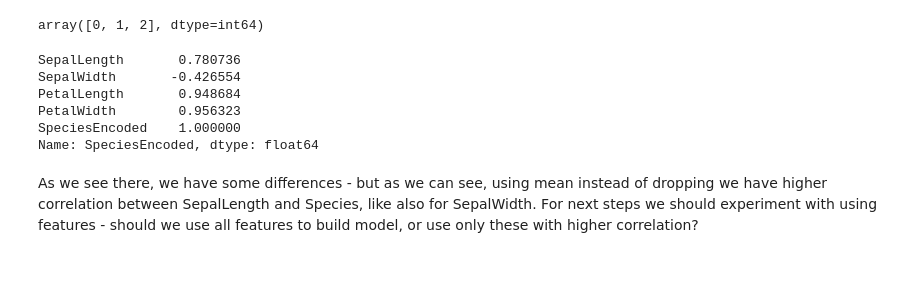
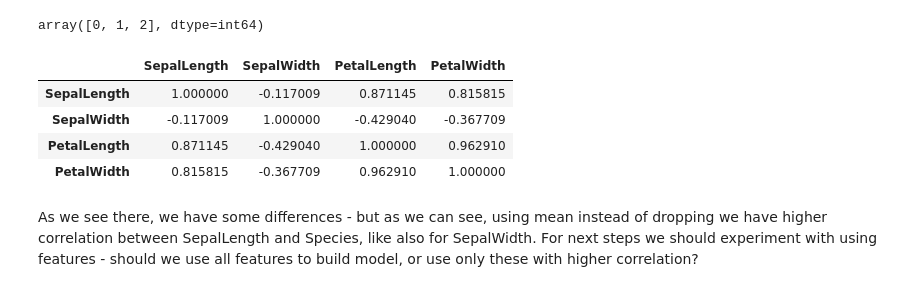
Before and after one commit to Etris/Roche_iris_dataset, a Jupyter notebook: notebooks/Exp_1.ipynb, the cells around one changed output. Drawn from its saved outputs; the diff is of its cells as text; code cells hidden in the pictures.

```diff
--- a/notebooks/Exp_1.ipynb
+++ b/notebooks/Exp_1.ipynb
@@ -439,14 +442,13 @@ test_data_mean['SpeciesEncoded'].unique()
 # %% [output]
 array([0, 1, 2], dtype=int64)
 # %%
-test_data_dropped.corr()['SpeciesEncoded']
+test_data_dropped.corr()
 # %% [output]
-SepalLength       0.780736
-SepalWidth       -0.426554
-PetalLength       0.948684
-PetalWidth        0.956323
-SpeciesEncoded    1.000000
-Name: SpeciesEncoded, dtype: float64
+|  | SepalLength | SepalWidth | PetalLength | PetalWidth |
+| SepalLength | 1.000000 | -0.117009 | 0.871145 | 0.815815 |
+| SepalWidth | -0.117009 | 1.000000 | -0.429040 | -0.367709 |
+| PetalLength | 0.871145 | -0.429040 | 1.000000 | 0.962910 |
+| PetalWidth | 0.815815 | -0.367709 | 0.962910 | 1.000000 |
 # %% [markdown]
 As we see there, we have some differences - but as we can see, using mean  instead of dropping we have higher correlation between SepalLength and Species, like also for SepalWidth. For next steps we should experiment with using features - should we use all features to build model, or use only these with higher correlation?
 # %% [markdown]
```
Also changed, not shown: parts of 84 cells of this notebook, 1 other file.
